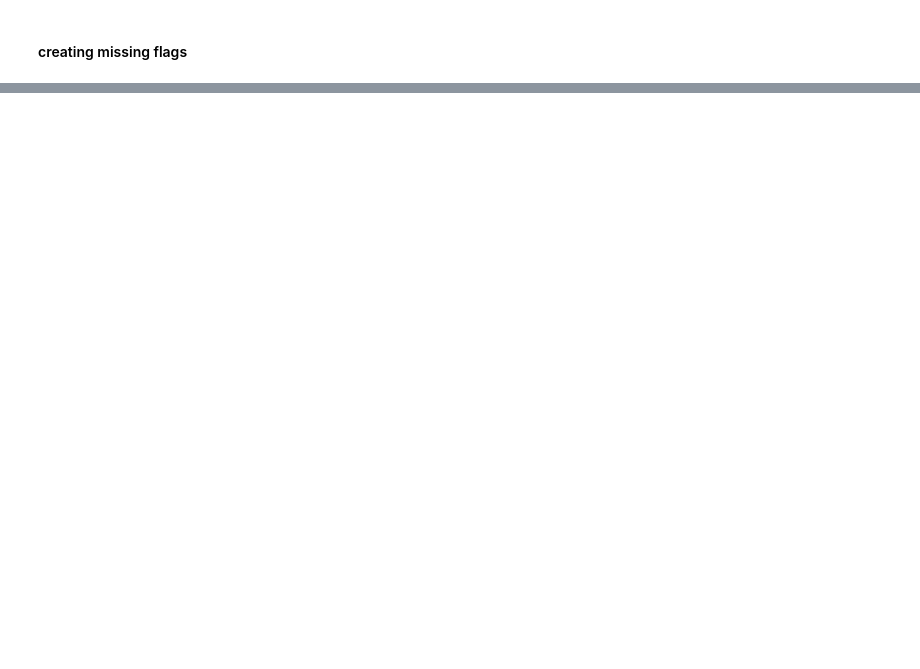
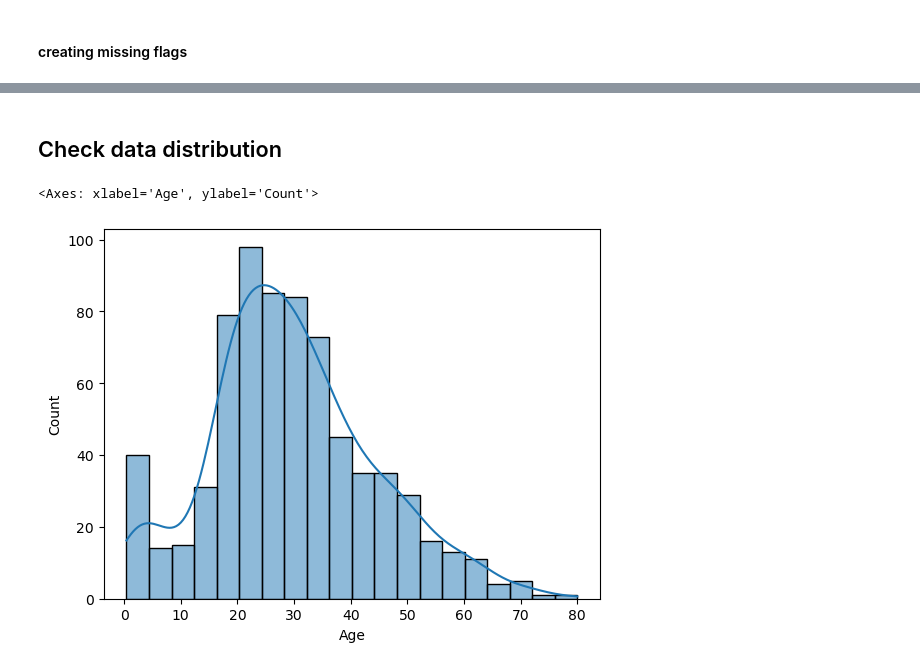
Before and after one commit to urvigada97/Titanic-Survival, a Jupyter notebook: notebooks/01-eda.ipynb, the cells around one changed output, grey strips where cells are left out. Drawn from its saved outputs; the diff is of its cells as text; code cells hidden in the pictures; blank space fills up the shorter version.

```diff
--- a/notebooks/01-eda.ipynb
+++ b/notebooks/01-eda.ipynb
@@ -61,5 +64,5 @@ dtype: int64
 # %% [markdown]
 #### Imputing age with mean
 # %%
-df['age_mean'] = df['age'].fillna(df['age'].mean())
+df['Age_mean'] = df['Age'].fillna(df['Age'].mean())
 # %% [markdown]
@@ -67,9 +70,9 @@ df['age_mean'] = df['age'].fillna(df['age'].mean())
 # %%
-df['deck'] = df['deck'].astype(object)
-df['deck_filled'] = df['deck'].fillna('Unknown')
+#df['Cabin'] = df['Cabin'].astype(object)
+df['Cabin_filled'] = df['Cabin'].fillna('Unknown')
 # %% [markdown]
 #### creating missing flags
 # %%
-df['deck_missing_flag'] = df['deck'].isnull().astype(int)
-df['age_missing_flag'] = df['age'].isnull().astype(int)
+df['Cabin_missing_flag'] = df['Cabin'].isnull().astype(int)
+df['Age_missing_flag'] = df['Age'].isnull().astype(int)
 # %%
@@ -102,0 +106,7 @@ print(df[['deck', 'deck_filled', 'deck_missing_flag']].head(10))
+# %% [markdown]
+## Check data distribution
+# %%
+sns.histplot(df["Age"], kde=True)
+# %% [output]
+<Axes: xlabel='Age', ylabel='Count'>
+[figure, added]
```
Also changed, not shown: parts of 15 cells of this notebook.
